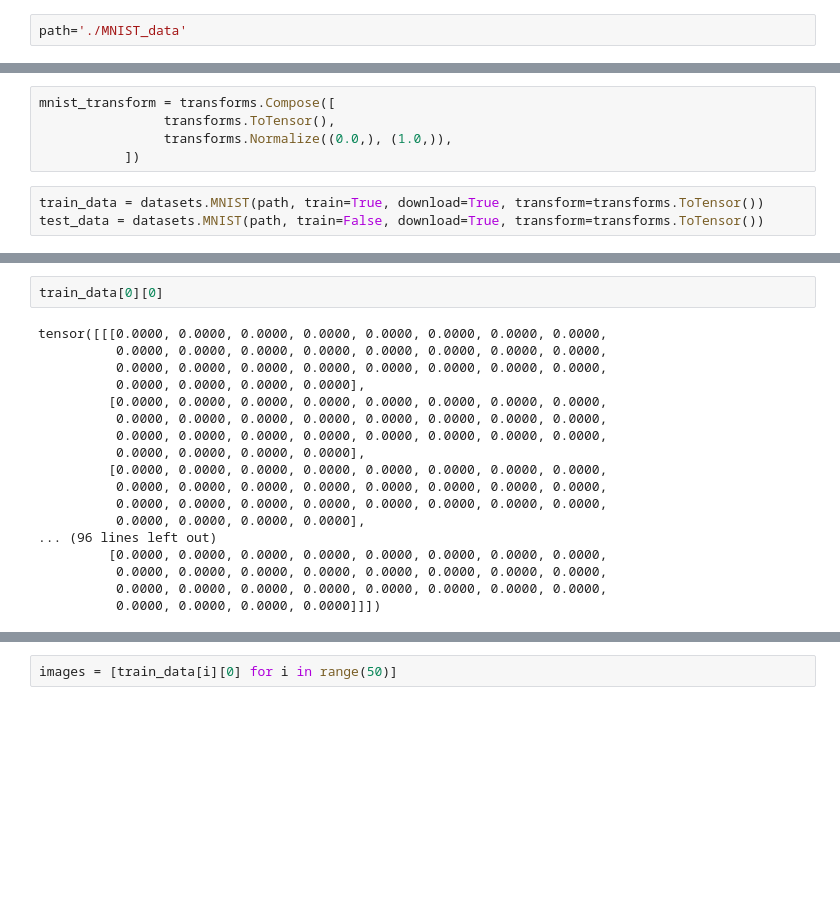
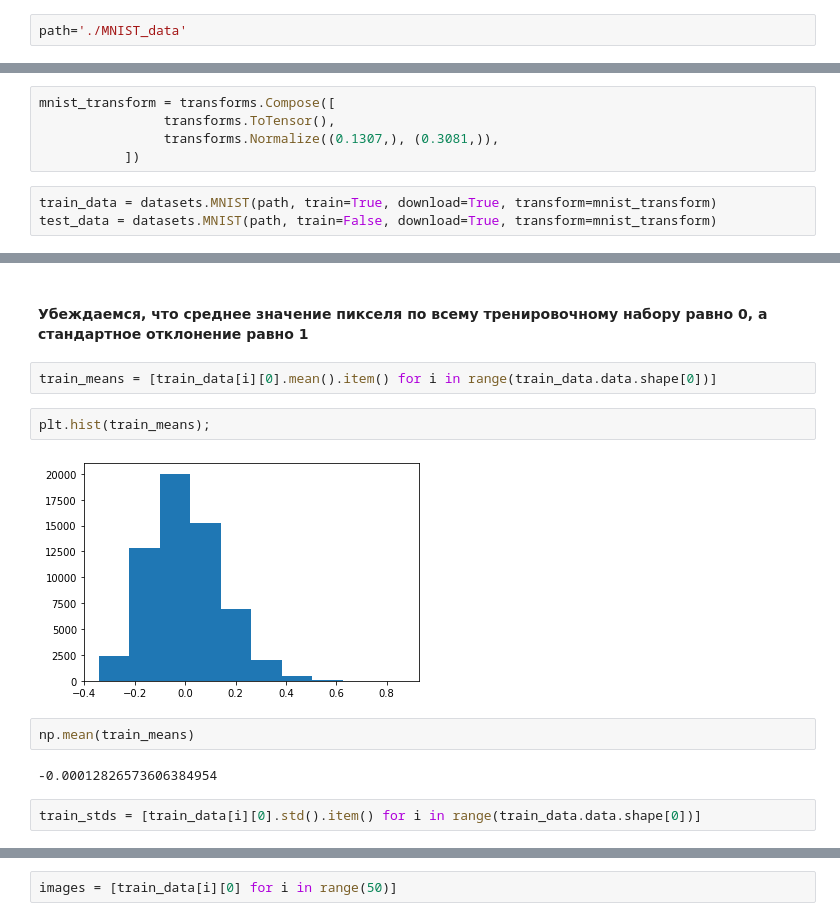
Before and after one commit to Alkud/OTUS_NN_HOMEWORKS, a Jupyter notebook: 01_INTRO/dataset.ipynb, the cells around one changed output, grey strips where cells are left out. Cells and saved outputs as stored; diff of their text form; blank space fills up the shorter version.

Commit message:
Fix normalize in homework#1

```diff
--- a/01_INTRO/dataset.ipynb
+++ b/01_INTRO/dataset.ipynb
@@ -21,8 +41,8 @@ path='./MNIST_data'
 # %%
 mnist_transform = transforms.Compose([
                 transforms.ToTensor(),
-                transforms.Normalize((0.0,), (1.0,)),
+                transforms.Normalize((0.1307,), (0.3081,)),
            ])
 # %%
-train_data = datasets.MNIST(path, train=True, download=True, transform=transforms.ToTensor())
-test_data = datasets.MNIST(path, train=False, download=True, transform=transforms.ToTensor())
+train_data = datasets.MNIST(path, train=True, download=True, transform=mnist_transform)
+test_data = datasets.MNIST(path, train=False, download=True, transform=mnist_transform)
@@ -40,20 +49,14 @@ Done!
-# %%
-train_data[0][0]
-# %% [output]
-tensor([[[0.0000, 0.0000, 0.0000, 0.0000, 0.0000, 0.0000, 0.0000, 0.0000,
-          0.0000, 0.0000, 0.0000, 0.0000, 0.0000, 0.0000, 0.0000, 0.0000,
-          0.0000, 0.0000, 0.0000, 0.0000, 0.0000, 0.0000, 0.0000, 0.0000,
-          0.0000, 0.0000, 0.0000, 0.0000],
-         [0.0000, 0.0000, 0.0000, 0.0000, 0.0000, 0.0000, 0.0000, 0.0000,
-          0.0000, 0.0000, 0.0000, 0.0000, 0.0000, 0.0000, 0.0000, 0.0000,
-          0.0000, 0.0000, 0.0000, 0.0000, 0.0000, 0.0000, 0.0000, 0.0000,
-          0.0000, 0.0000, 0.0000, 0.0000],
-         [0.0000, 0.0000, 0.0000, 0.0000, 0.0000, 0.0000, 0.0000, 0.0000,
-          0.0000, 0.0000, 0.0000, 0.0000, 0.0000, 0.0000, 0.0000, 0.0000,
-          0.0000, 0.0000, 0.0000, 0.0000, 0.0000, 0.0000, 0.0000, 0.0000,
-          0.0000, 0.0000, 0.0000, 0.0000],
-... (96 lines left out)
-         [0.0000, 0.0000, 0.0000, 0.0000, 0.0000, 0.0000, 0.0000, 0.0000,
-          0.0000, 0.0000, 0.0000, 0.0000, 0.0000, 0.0000, 0.0000, 0.0000,
-          0.0000, 0.0000, 0.0000, 0.0000, 0.0000, 0.0000, 0.0000, 0.0000,
-          0.0000, 0.0000, 0.0000, 0.0000]]])
+# %% [markdown]
+#### Убеждаемся, что среднее значение пикселя по всему __тренировочному__ набору равно 0, а стандартное отклонение равно 1
+# %%
+train_means = [train_data[i][0].mean().item() for i in range(train_data.data.shape[0])]
+# %%
+plt.hist(train_means);
+# %% [output]
+[figure, added]
+# %%
+np.mean(train_means)
+# %% [output]
+-0.00012826573606384954
+# %%
+train_stds = [train_data[i][0].std().item() for i in range(train_data.data.shape[0])]
```
Also changed, not shown: parts of 19 cells of this notebook.
